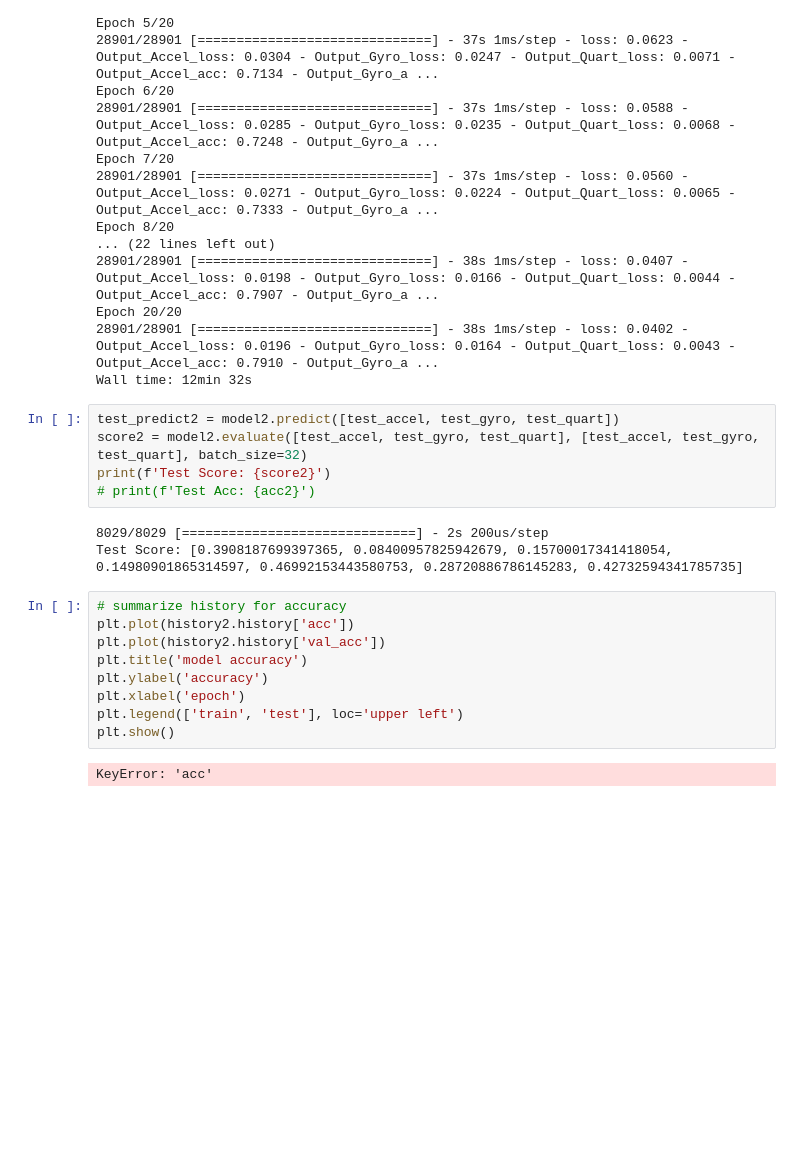
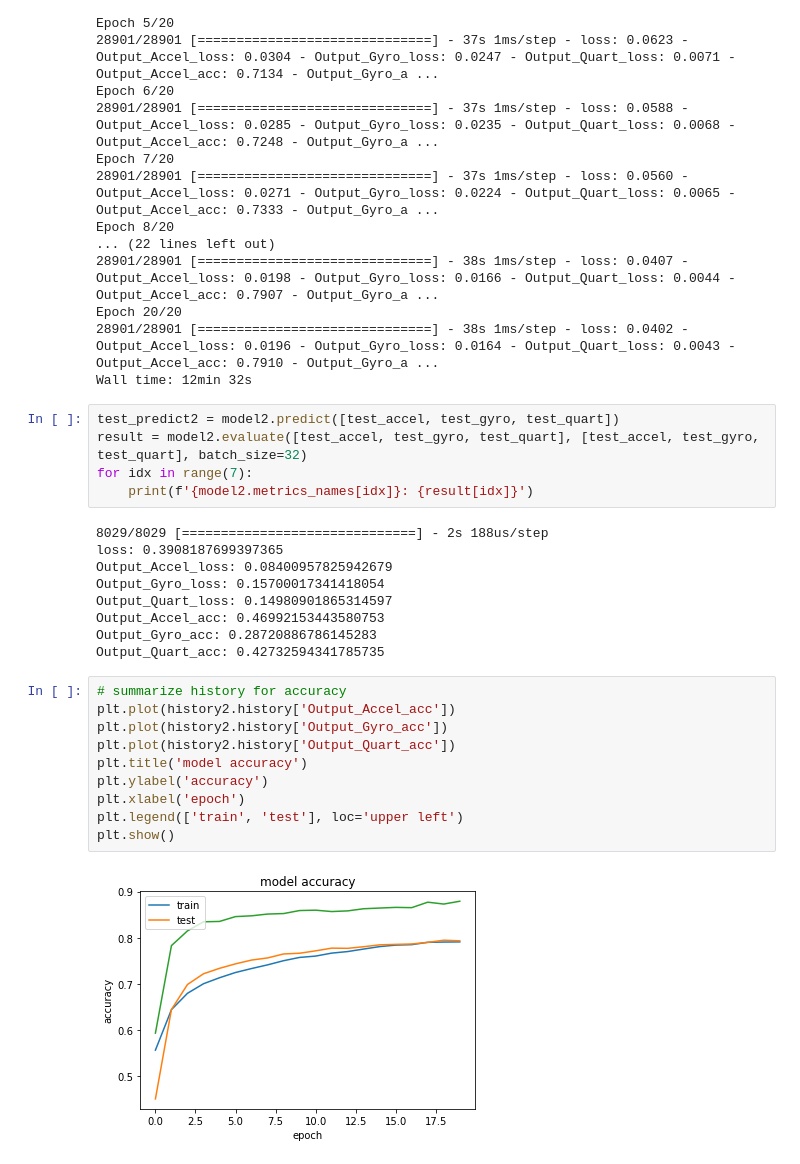
Before and after one commit to raymondng76/PRS-ISSM-2019-09-09-IS1FT-CA3, a Jupyter notebook: code/CA3.ipynb, the cells around one changed output. Drawn from its saved outputs; the diff is of its cells as text; blank space fills up the shorter version.

```diff
--- a/code/CA3.ipynb
+++ b/code/CA3.ipynb
@@ -417,23 +417,30 @@ Epoch 20/20
 Wall time: 12min 32s
 # %%
 test_predict2 = model2.predict([test_accel, test_gyro, test_quart])
-score2 = model2.evaluate([test_accel, test_gyro, test_quart], [test_accel, test_gyro, test_quart], batch_size=32)
-print(f'Test Score: {score2}')
-# print(f'Test Acc: {acc2}')
+result = model2.evaluate([test_accel, test_gyro, test_quart], [test_accel, test_gyro, test_quart], batch_size=32)
+for idx in range(7):
+    print(f'{model2.metrics_names[idx]}: {result[idx]}')
 # %% [output]
-8029/8029 [==============================] - 2s 200us/step
-Test Score: [0.3908187699397365, 0.08400957825942679, 0.15700017341418054, 0.14980901865314597, 0.46992153443580753, 0.28720886786145283, 0.42732594341785735]
+8029/8029 [==============================] - 2s 188us/step
+loss: 0.3908187699397365
+Output_Accel_loss: 0.08400957825942679
+Output_Gyro_loss: 0.15700017341418054
+Output_Quart_loss: 0.14980901865314597
+Output_Accel_acc: 0.46992153443580753
+Output_Gyro_acc: 0.28720886786145283
+Output_Quart_acc: 0.42732594341785735
 # %%
 # summarize history for accuracy
-plt.plot(history2.history['acc'])
-plt.plot(history2.history['val_acc'])
+plt.plot(history2.history['Output_Accel_acc'])
+plt.plot(history2.history['Output_Gyro_acc'])
+plt.plot(history2.history['Output_Quart_acc'])
 plt.title('model accuracy')
 plt.ylabel('accuracy')
 plt.xlabel('epoch')
 plt.legend(['train', 'test'], loc='upper left')
 plt.show()
 # %% [output]
-KeyError: 'acc'
+[figure, added]
 # %%
 # summarize history for loss
 plt.plot(history2.history['loss'])
```
Also changed, not shown: parts of 1 cell of this notebook.
